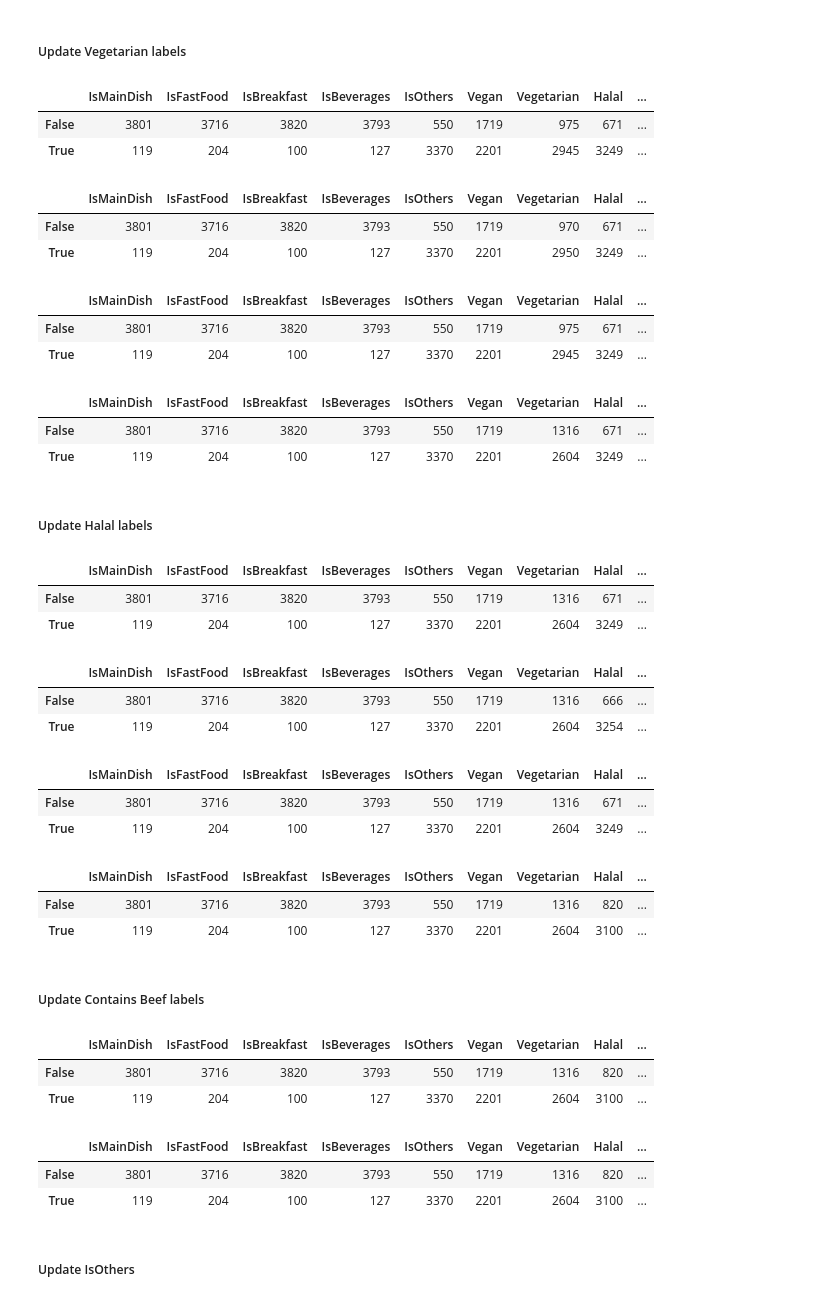
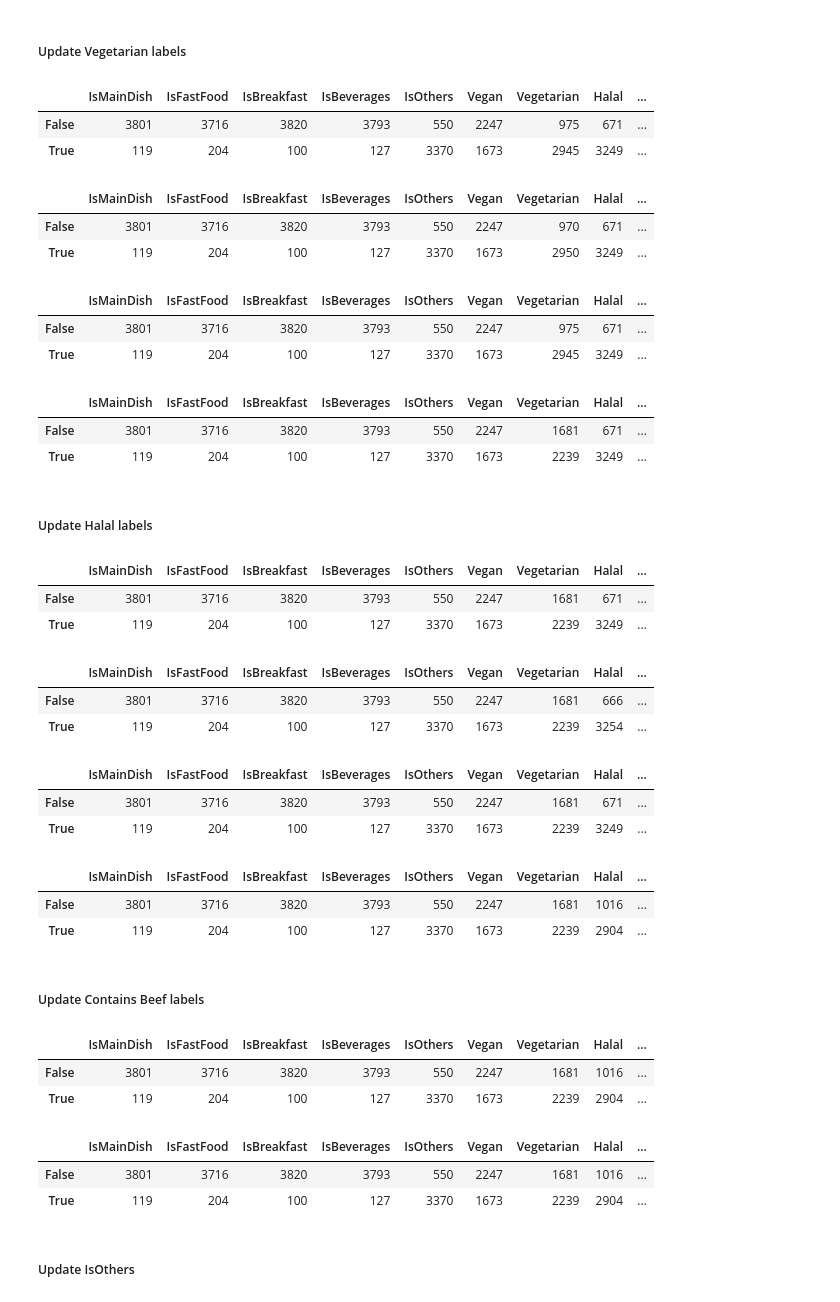
Before and after one commit to ISS-IS02PT/IRS-PM-ISY5001-2020-01-18-GROUP5-A.I.-Food-Recommender, a Jupyter notebook: SystemCode/Integrations/foodrec_proj/foodrec/Dataset/Food_Data_EDA.ipynb, the cells around one changed output. Drawn from its saved outputs; the diff is of its cells as text; code cells hidden in the pictures.

```diff
--- a/SystemCode/Integrations/foodrec_proj/foodrec/Dataset/Food_Data_EDA.ipynb
+++ b/SystemCode/Integrations/foodrec_proj/foodrec/Dataset/Food_Data_EDA.ipynb
@@ -1276,10 +1276,10 @@ display(data.select_dtypes(include='bool').apply(pd.value_counts))
 
 # label from Food Names
 criteria = ~data['FoodGroup'].isin(['BEVERAGES']) &\
-            (sum([data['FoodName'].str.contains(word) for word in FoodKeywords_False]) > 0)
+            (sum([data['FoodName'].str.contains(word, case=False) for word in FoodKeywords_False]) > 0)
 data.loc[criteria, labelName] = False
 criteria = ~data['FoodGroup'].isin(['BEVERAGES']) &\
-            (sum([data['FoodName'].str.contains(word) for word in FoodKeywords_True]) > 0)
+            (sum([data['FoodName'].str.contains(word, case=False) for word in FoodKeywords_True]) > 0)
 data.loc[criteria, labelName] = True
 
 display(data.select_dtypes(include='bool').apply(pd.value_counts))
@@ -1327,25 +1327,25 @@ display(data.select_dtypes(include='bool').apply(pd.value_counts))
 
 # label from Food Names
 criteria = ~data['FoodGroup'].isin(['BEVERAGES']) &\
-            (sum([data['FoodName'].str.contains(word) for word in FoodKeywords_False]) > 0)
+            (sum([data['FoodName'].str.contains(word, case=False) for word in FoodKeywords_False]) > 0)
 data.loc[criteria, labelName] = False
 criteria = ~data['FoodGroup'].isin(['BEVERAGES']) &\
-            (sum([data['FoodName'].str.contains(word) for word in FoodKeywords_True]) > 0)
+            (sum([data['FoodName'].str.contains(word, case=False) for word in FoodKeywords_True]) > 0)
 data.loc[criteria, labelName] = True
 display(data.select_dtypes(include='bool').apply(pd.value_counts))
 # %% [output]
 |  | IsMainDish | IsFastFood | IsBreakfast | IsBeverages | IsOthers | Vegan | Vegetarian | Halal | ... |
-| False | 3801 | 3716 | 3820 | 3793 | 550 | 1719 | 975 | 671 | ... |
-| True | 119 | 204 | 100 | 127 | 3370 | 2201 | 2945 | 3249 | ... |
+| False | 3801 | 3716 | 3820 | 3793 | 550 | 2247 | 975 | 671 | ... |
+| True | 119 | 204 | 100 | 127 | 3370 | 1673 | 2945 | 3249 | ... |
 |  | IsMainDish | IsFastFood | IsBreakfast | IsBeverages | IsOthers | Vegan | Vegetarian | Halal | ... |
-| False | 3801 | 3716 | 3820 | 3793 | 550 | 1719 | 970 | 671 | ... |
-| True | 119 | 204 | 100 | 127 | 3370 | 2201 | 2950 | 3249 | ... |
+| False | 3801 | 3716 | 3820 | 3793 | 550 | 2247 | 970 | 671 | ... |
+| True | 119 | 204 | 100 | 127 | 3370 | 1673 | 2950 | 3249 | ... |
 |  | IsMainDish | IsFastFood | IsBreakfast | IsBeverages | IsOthers | Vegan | Vegetarian | Halal | ... |
-| False | 3801 | 3716 | 3820 | 3793 | 550 | 1719 | 975 | 671 | ... |
-| True | 119 | 204 | 100 | 127 | 3370 | 2201 | 2945 | 3249 | ... |
+| False | 3801 | 3716 | 3820 | 3793 | 550 | 2247 | 975 | 671 | ... |
+| True | 119 | 204 | 100 | 127 | 3370 | 1673 | 2945 | 3249 | ... |
 |  | IsMainDish | IsFastFood | IsBreakfast | IsBeverages | IsOthers | Vegan | Vegetarian | Halal | ... |
-| False | 3801 | 3716 | 3820 | 3793 | 550 | 1719 | 1316 | 671 | ... |
-| True | 119 | 204 | 100 | 127 | 3370 | 2201 | 2604 | 3249 | ... |
+| False | 3801 | 3716 | 3820 | 3793 | 550 | 2247 | 1681 | 671 | ... |
+| True | 119 | 204 | 100 | 127 | 3370 | 1673 | 2239 | 3249 | ... |
 # %% [markdown]
 <h5>Update Halal labels</h5>
 # %%
@@ -1359,43 +1359,43 @@ FoodGroups_True = FoodGroups_Halal
 FoodKeywords_True = FoodKeywords_Halal
 
 display(data.select_dtypes(include='bool').apply(pd.value_counts))
 
 # label from Food Groups
 criteria = ~data['FoodGroup'].isin(['BEVERAGES']) &\
             data['FoodGroup'].isin(FoodGroups_False)
 data.loc[criteria, labelName] = False
 criteria = ~data['FoodGroup'].isin(['BEVERAGES']) &\
             data['FoodGroup'].isin(FoodGroups_True)
 data.loc[criteria, labelName] = True
 display(data.select_dtypes(include='bool').apply(pd.value_counts))
 
 # label from Food Subgroups
 criteria = ~data['FoodGroup'].isin(['BEVERAGES']) &\
             data['FoodSubGroup'].isin(FoodSubGroups_False)
 data.loc[criteria, labelName] = False
 display(data.select_dtypes(include='bool').apply(pd.value_counts))
 
 # label from Food Names
 criteria = ~data['FoodGroup'].isin(['BEVERAGES']) &\
-            (sum([data['FoodName'].str.contains(word) for word in FoodKeywords_False]) > 0)
+            (sum([data['FoodName'].str.contains(word, case=False) for word in FoodKeywords_False]) > 0)
 data.loc[criteria, labelName] = False
 criteria = ~data['FoodGroup'].isin(['BEVERAGES']) &\
-            (sum([data['FoodName'].str.contains(word) for word in FoodKeywords_True]) > 0)
+            (sum([data['FoodName'].str.contains(word, case=False) for word in FoodKeywords_True]) > 0)
 data.loc[criteria, labelName] = True
 display(data.select_dtypes(include='bool').apply(pd.value_counts))
 # %% [output]
 |  | IsMainDish | IsFastFood | IsBreakfast | IsBeverages | IsOthers | Vegan | Vegetarian | Halal | ... |
-| False | 3801 | 3716 | 3820 | 3793 | 550 | 1719 | 1316 | 671 | ... |
-| True | 119 | 204 | 100 | 127 | 3370 | 2201 | 2604 | 3249 | ... |
+| False | 3801 | 3716 | 3820 | 3793 | 550 | 2247 | 1681 | 671 | ... |
+| True | 119 | 204 | 100 | 127 | 3370 | 1673 | 2239 | 3249 | ... |
 |  | IsMainDish | IsFastFood | IsBreakfast | IsBeverages | IsOthers | Vegan | Vegetarian | Halal | ... |
-| False | 3801 | 3716 | 3820 | 3793 | 550 | 1719 | 1316 | 666 | ... |
-| True | 119 | 204 | 100 | 127 | 3370 | 2201 | 2604 | 3254 | ... |
+| False | 3801 | 3716 | 3820 | 3793 | 550 | 2247 | 1681 | 666 | ... |
+| True | 119 | 204 | 100 | 127 | 3370 | 1673 | 2239 | 3254 | ... |
 |  | IsMainDish | IsFastFood | IsBreakfast | IsBeverages | IsOthers | Vegan | Vegetarian | Halal | ... |
-| False | 3801 | 3716 | 3820 | 3793 | 550 | 1719 | 1316 | 671 | ... |
-| True | 119 | 204 | 100 | 127 | 3370 | 2201 | 2604 | 3249 | ... |
+| False | 3801 | 3716 | 3820 | 3793 | 550 | 2247 | 1681 | 671 | ... |
+| True | 119 | 204 | 100 | 127 | 3370 | 1673 | 2239 | 3249 | ... |
 |  | IsMainDish | IsFastFood | IsBreakfast | IsBeverages | IsOthers | Vegan | Vegetarian | Halal | ... |
-| False | 3801 | 3716 | 3820 | 3793 | 550 | 1719 | 1316 | 820 | ... |
-| True | 119 | 204 | 100 | 127 | 3370 | 2201 | 2604 | 3100 | ... |
+| False | 3801 | 3716 | 3820 | 3793 | 550 | 2247 | 1681 | 1016 | ... |
+| True | 119 | 204 | 100 | 127 | 3370 | 1673 | 2239 | 2904 | ... |
 # %% [markdown]
 <h5>Update Contains Beef labels</h5>
 # %%
@@ -1405,16 +1405,16 @@ FoodKeywords_True = FoodKeywords_Beef
 
 display(data.select_dtypes(include='bool').apply(pd.value_counts))
 criteria = ~data['FoodGroup'].isin(['BEVERAGES']) &\
-            (sum([data['FoodName'].str.contains(word) for word in FoodKeywords_True]) > 0)
+            (sum([data['FoodName'].str.contains(word, case=False) for word in FoodKeywords_True]) > 0)
 data.loc[criteria, labelName] = True
 display(data.select_dtypes(include='bool').apply(pd.value_counts))
 # %% [output]
 |  | IsMainDish | IsFastFood | IsBreakfast | IsBeverages | IsOthers | Vegan | Vegetarian | Halal | ... |
-| False | 3801 | 3716 | 3820 | 3793 | 550 | 1719 | 1316 | 820 | ... |
-| True | 119 | 204 | 100 | 127 | 3370 | 2201 | 2604 | 3100 | ... |
+| False | 3801 | 3716 | 3820 | 3793 | 550 | 2247 | 1681 | 1016 | ... |
+| True | 119 | 204 | 100 | 127 | 3370 | 1673 | 2239 | 2904 | ... |
 |  | IsMainDish | IsFastFood | IsBreakfast | IsBeverages | IsOthers | Vegan | Vegetarian | Halal | ... |
-| False | 3801 | 3716 | 3820 | 3793 | 550 | 1719 | 1316 | 820 | ... |
-| True | 119 | 204 | 100 | 127 | 3370 | 2201 | 2604 | 3100 | ... |
+| False | 3801 | 3716 | 3820 | 3793 | 550 | 2247 | 1681 | 1016 | ... |
+| True | 119 | 204 | 100 | 127 | 3370 | 1673 | 2239 | 2904 | ... |
 # %% [markdown]
 <h5>Update IsOthers</h5>
 # %%
```
Also changed, not shown: parts of 9 cells of this notebook, 1 other file.
